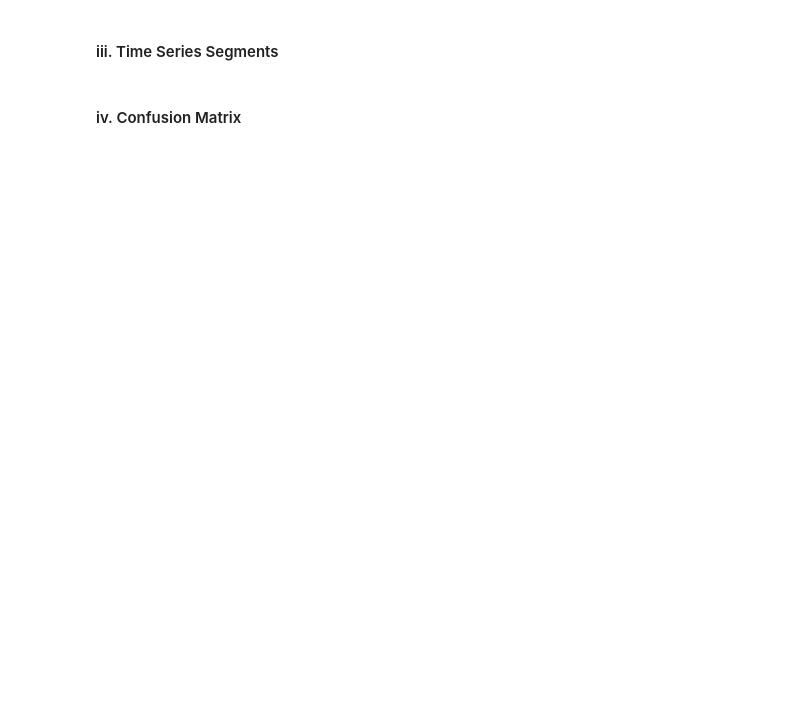
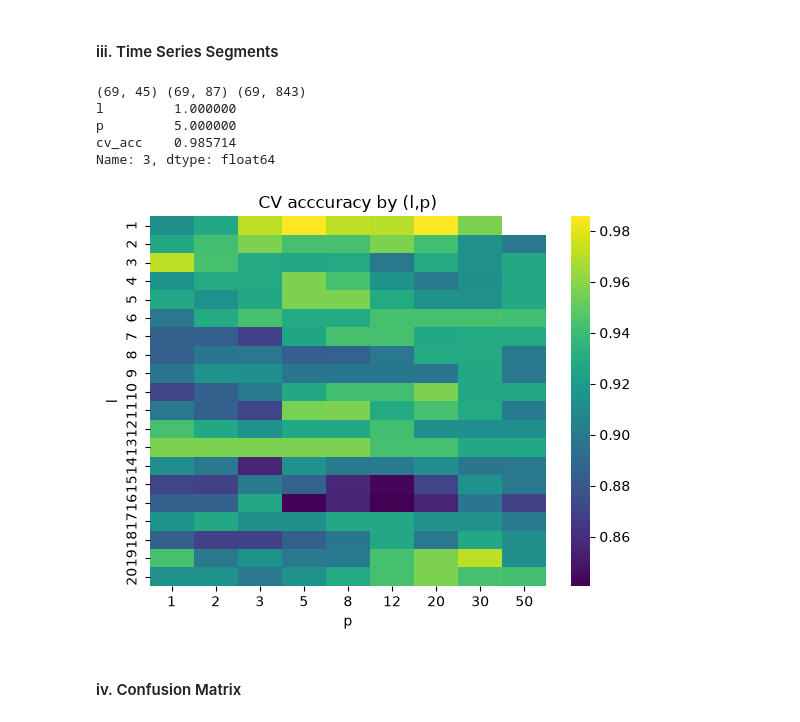
Before and after one commit to annajxie/dsci-552-hw4, a Jupyter notebook: notebook/Xie_Anna_HW4.ipynb, the cells around one changed output. Saved outputs shown, nothing was run; the diff lists cells and outputs as text; code cells hidden in the pictures; blank space fills up the shorter version.

```diff
--- a/notebook/Xie_Anna_HW4.ipynb
+++ b/notebook/Xie_Anna_HW4.ipynb
@@ -212,4 +268,69 @@ Three most important things I said were important: mean, standard deviation amd
 # %% [markdown]
 #### iii. Time Series Segments
+# %%
+warnings.filterwarnings('ignore', category=ConvergenceWarning)
+
+# split into l {1,2,...20}
+train_by_l = {l: build_feats_table(training, l) for l in range(1, 21)}
+test_by_l  = {l: build_feats_table(testing, l)  for l in range(1, 21)}
+
+print(train_by_l[1].shape, train_by_l[2].shape, train_by_l[20].shape)
+
+all_stats = ['min', 'max', 'mean', 'std', '1st_quart', '2nd_quart']
+selected_stats = ['max', 'mean', 'std']
+
+skf = StratifiedKFold(n_splits=5, shuffle=True, random_state=0)
+label_cols = ['activity', 'file_num', 'bending']
+p_options = [1,2,3,5,8,12,20,30,50]
+
+rows = []
+for l in range(1,21):
+  X = train_by_l[l].drop(columns=label_cols)
+  y = train_by_l[l]['bending']
+
+  for p in p_options:
+    if p > X.shape[1]:
+      continue
+
+    pipe = Pipeline([
+      ('scale', StandardScaler()),
+      ('rfe', RFE(LogisticRegression(C=1e10, max_iter=200), n_features_to_select=p, step=0.1)),
+      ('clf', LogisticRegression(C=1e10, max_iter=200))
+    ])
+
+    scores = cross_val_score(pipe, X, y, cv=skf, scoring='accuracy', n_jobs=-1)
+    rows.append({'l':l, 'p':p, 'cv_acc':scores.mean()})
+
+cv_results = pd.DataFrame(rows)
+best = cv_results.sort_values(['cv_acc', 'l', 'p'], ascending=[False, True, True]).iloc[0]
+best_l, best_p = int(best['l']), int(best['p'])
+
+print(best)
+
+sns.heatmap(cv_results.pivot(index='l', columns='p', values='cv_acc'), cmap='viridis')
+plt.title('CV acccuracy by (l,p)')
+plt.show()
+
+# make a final model from cross validated features
+Xtr = train_by_l[best_l].drop(columns=label_cols)
+ytr = train_by_l[best_l]['bending']
+Xte = test_by_l[best_l][Xtr.columns]          # same columns in the same order as train
+yte = test_by_l[best_l]['bending']
+
+final = Pipeline([
+    ('scale', StandardScaler()),
+    ('rfe', RFE(LogisticRegression(C=1e10, max_iter=200), n_features_to_select=best_p, step=0.1)),
+    ('clf', LogisticRegression(C=1e10, max_iter=200)),
+]).fit(Xtr, ytr)
+
+pred_tr = final.predict(Xtr)
+proba_tr = final.predict_proba(Xtr)[:, 1]
+# %% [output]
+(69, 45) (69, 87) (69, 843)
+l         1.000000
+p         5.000000
+cv_acc    0.985714
+Name: 3, dtype: float64
+[figure, added]
 # %% [markdown]
 #### iv. Confusion Matrix
```
Also changed, not shown: parts of 19 cells of this notebook, 1 other file.
